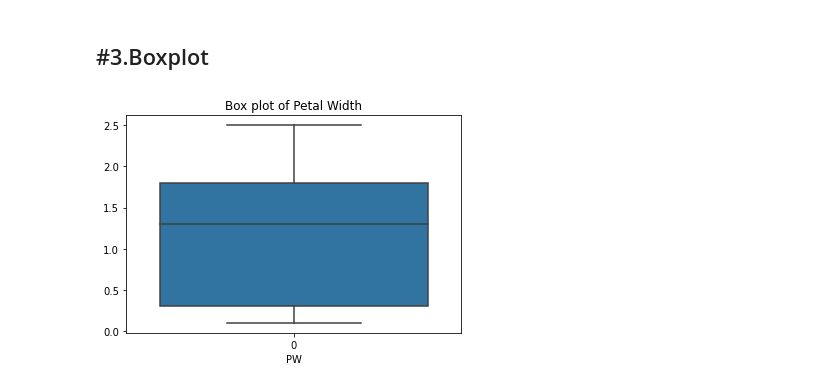
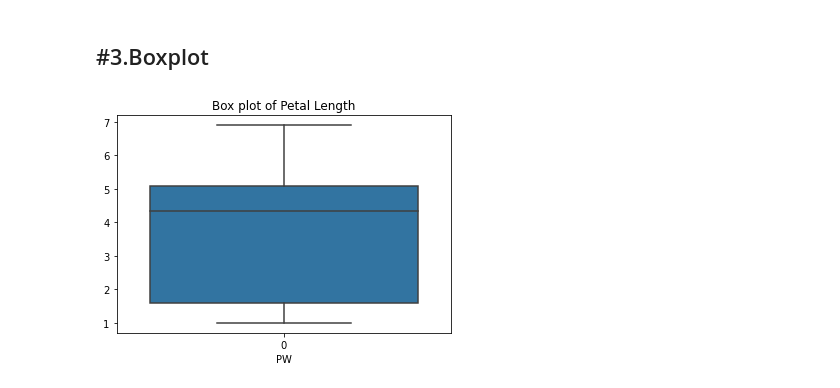
Before and after one commit to Zreejith/CaseStudies-Assignments-for-DSA22, a Jupyter notebook: Solution of Assignment #01 - Python for Data Science.ipynb, the cells around one changed output. Drawn from its saved outputs; the diff is of its cells as text; code cells hidden in the pictures.

```diff
--- a/Solution of Assignment #01 - Python for Data Science.ipynb
+++ b/Solution of Assignment #01 - Python for Data Science.ipynb
@@ -79,9 +86,9 @@ plt.show()
 ## #3.Boxplot
 # %%
 # Boxplot of PW data
-sns.boxplot(data = iris['PW'])
-plt.title('Box plot of Petal Width')
-plt.xlabel('PW')
+sns.boxplot(data = iris['PL'])            # plotting the boxplot of data.
+plt.title('Box plot of Petal Length')     # setting the title of histogram to 'Box plot of Petal Length'.
+plt.xlabel('PW')                          # setting the xlabel to PW
 plt.show()
 # %% [output]
-[figure, old version]
+[figure, new version]
```
Also changed, not shown: parts of 8 cells of this notebook.
